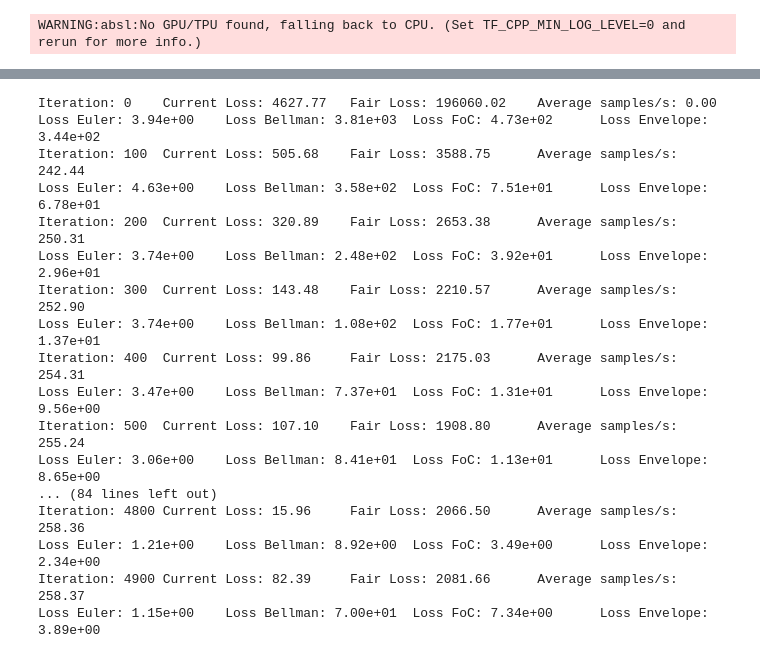
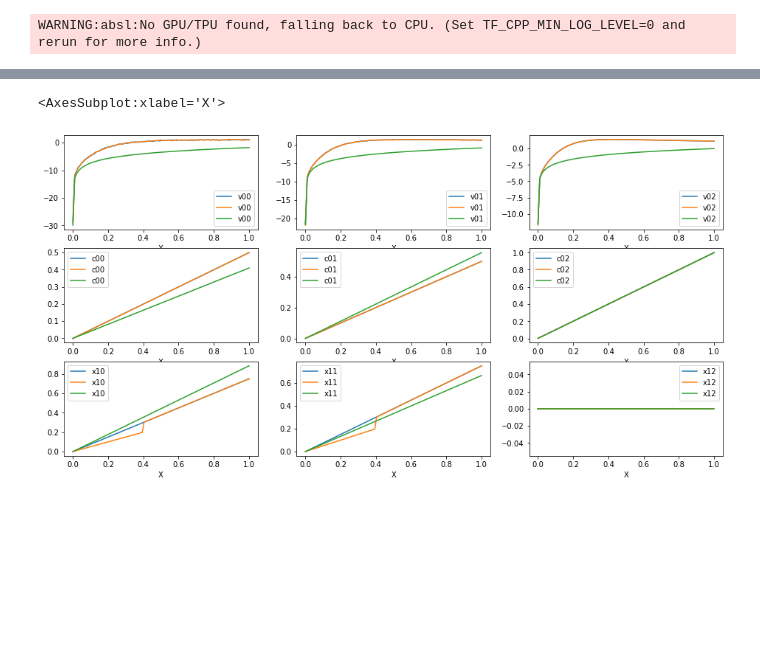
Before and after one commit to e-hall-hoffarth/hetero_simulation, a Jupyter notebook: share/notebooks/rnn.ipynb, the cells around one changed output, grey strips where cells are left out. Saved outputs shown, nothing was run; the diff lists cells and outputs as text; code cells hidden in the pictures; blank space fills up the shorter version.

```diff
--- a/share/notebooks/rnn.ipynb
+++ b/share/notebooks/rnn.ipynb
@@ -246,18 +198,18 @@ def training_loop(grid, model, params, model_state, opt_state, optimizer, W=jnp.
         if j == 0:
             start_time = time.time()
 
-        if j % 1 == 0:
+        if j % 1000 == 0:
             print(f'Iteration: {j}\tCurrent Loss: {loss:.2f}\tAverage samples/s: {((grid.shape[0] * j) / (time.time() - start_time)):.2f}\n'
-                  f'Loss Euler: {loss_components[0]:.2e}\tLoss Bellman: {loss_components[1]:.2e}\tLoss FoC: {loss_components[2]:.2e}\tLoss Envelope: {loss_components[3]:.2e}')
+                  f'Loss Euler: {loss_components[0]}\nLoss Bellman: {loss_components[1]}\nLoss FoC: {loss_components[2]}\nLoss Envelope: {loss_components[3]}')
         j += 1
 
     return params, opt_state, model_state
 # %%
-model = RNN(GRID_SIZE, HIDDEN_STATE_SIZE)
+model = forward
 optimizer = tx.adam(learning_rate=1e-2)
 
-init_model_state = model.init_state()
-init_params = model.init(KEY, init_model_state, jnp.array([1, 0, 0, 0]))
+init_model_state = STATE_SPACE
+init_params = forward.init(rng=KEY, x=jnp.arange(4).astype(jnp.float32))
 init_opt_state = optimizer.init(init_params)
 
 if TRAIN_NEW:
@@ -267,8 +219,8 @@ if TRAIN_NEW:
 else:
     params, opt_state, model_state, model = pickle.load(open('owner_rnn_kink.pkl', 'rb'))
 
-W = jnp.array([1e1, 1., 0., 0.])
+W = jnp.array([1e1, 1e-1, 1., 1.])
 GRID = jnp.concatenate((jnp.eye(3), jnp.zeros(3).reshape(-1, 1)), axis=1) # 3 different ages
 
-params, opt_state, model_state = training_loop(GRID, model, params, model_state, opt_state, optimizer, W=W, max_iter=5)
+params, opt_state, model_state = training_loop(GRID, model, params, model_state, opt_state, optimizer, W=W, max_iter=2000)
 # %% [output]
@@ -276 +258,36 @@ TypeError: cannot unpack non-iterable ScanGRUCell object
+# %%
+fig, axes = plt.subplots(3, 3, figsize=(16, 8))
+
+df_owner.plot(y='v00', ax=axes.flatten()[0])
+df_renter.plot(y='v00', ax=axes.flatten()[0])
+df_true.plot(y='v00', ax=axes.flatten()[0])
+df_owner.plot(y='v01', ax=axes.flatten()[1])
+df_renter.plot(y='v01', ax=axes.flatten()[1])
+df_true.plot(y='v01', ax=axes.flatten()[1])
+df_owner.plot(y='v02', ax=axes.flatten()[2])
+df_renter.plot(y='v02', ax=axes.flatten()[2])
+df_true.plot(y='v02', ax=axes.flatten()[2])
+
+df_owner.plot(y='c00', ax=axes.flatten()[3])
+df_renter.plot(y='c00', ax=axes.flatten()[3])
+df_true.plot(y='c00', ax=axes.flatten()[3])
+df_owner.plot(y='c01', ax=axes.flatten()[4])
+df_renter.plot(y='c01', ax=axes.flatten()[4])
+df_true.plot(y='c01', ax=axes.flatten()[4])
+df_owner.plot(y='c02', ax=axes.flatten()[5])
+df_renter.plot(y='c02', ax=axes.flatten()[5])
+df_true.plot(y='c02', ax=axes.flatten()[5])
+
+df_owner.plot(y='x10', ax=axes.flatten()[6])
+df_renter.plot(y='x10', ax=axes.flatten()[6])
+df_true.plot(y='x10', ax=axes.flatten()[6])
+df_owner.plot(y='x11', ax=axes.flatten()[7])
+df_renter.plot(y='x11', ax=axes.flatten()[7])
+df_true.plot(y='x11', ax=axes.flatten()[7])
+df_owner.plot(y='x12', ax=axes.flatten()[8])
+df_renter.plot(y='x12', ax=axes.flatten()[8])
+df_true.plot(y='x12', ax=axes.flatten()[8])
+# %% [output]
+<AxesSubplot:xlabel='X'>
+[figure, added]
 # %%
@@ -292,28 +294,0 @@ def neural_network(params, model, model_state, inputs):
-# %%
-model = RNN(STATE_SIZE)
-model_state = model.init_state()
-params = model.init(KEY, init_model_state, all_grid[0])
-opt_state = optimizer.init(init_params)
-
-W = jnp.diag(jnp.array([1., 1., 1., 1.]))
-GRID = all_grid
-
-params, opt_state, model_state = training_loop(GRID, model, params, model_state, opt_state, optimizer, W=W, max_iter=5000)
-# %% [output]
-Iteration: 0    Current Loss: 4627.77   Fair Loss: 196060.02    Average samples/s: 0.00
-Loss Euler: 3.94e+00    Loss Bellman: 3.81e+03  Loss FoC: 4.73e+02      Loss Envelope: 3.44e+02
-Iteration: 100  Current Loss: 505.68    Fair Loss: 3588.75      Average samples/s: 242.44
-Loss Euler: 4.63e+00    Loss Bellman: 3.58e+02  Loss FoC: 7.51e+01      Loss Envelope: 6.78e+01
-Iteration: 200  Current Loss: 320.89    Fair Loss: 2653.38      Average samples/s: 250.31
-Loss Euler: 3.74e+00    Loss Bellman: 2.48e+02  Loss FoC: 3.92e+01      Loss Envelope: 2.96e+01
-Iteration: 300  Current Loss: 143.48    Fair Loss: 2210.57      Average samples/s: 252.90
-Loss Euler: 3.74e+00    Loss Bellman: 1.08e+02  Loss FoC: 1.77e+01      Loss Envelope: 1.37e+01
-Iteration: 400  Current Loss: 99.86     Fair Loss: 2175.03      Average samples/s: 254.31
-Loss Euler: 3.47e+00    Loss Bellman: 7.37e+01  Loss FoC: 1.31e+01      Loss Envelope: 9.56e+00
-Iteration: 500  Current Loss: 107.10    Fair Loss: 1908.80      Average samples/s: 255.24
-Loss Euler: 3.06e+00    Loss Bellman: 8.41e+01  Loss FoC: 1.13e+01      Loss Envelope: 8.65e+00
-... (84 lines left out)
-Iteration: 4800 Current Loss: 15.96     Fair Loss: 2066.50      Average samples/s: 258.36
-Loss Euler: 1.21e+00    Loss Bellman: 8.92e+00  Loss FoC: 3.49e+00      Loss Envelope: 2.34e+00
-Iteration: 4900 Current Loss: 82.39     Fair Loss: 2081.66      Average samples/s: 258.37
-Loss Euler: 1.15e+00    Loss Bellman: 7.00e+01  Loss FoC: 7.34e+00      Loss Envelope: 3.89e+00
```
Also changed, not shown: parts of 14 cells of this notebook.
